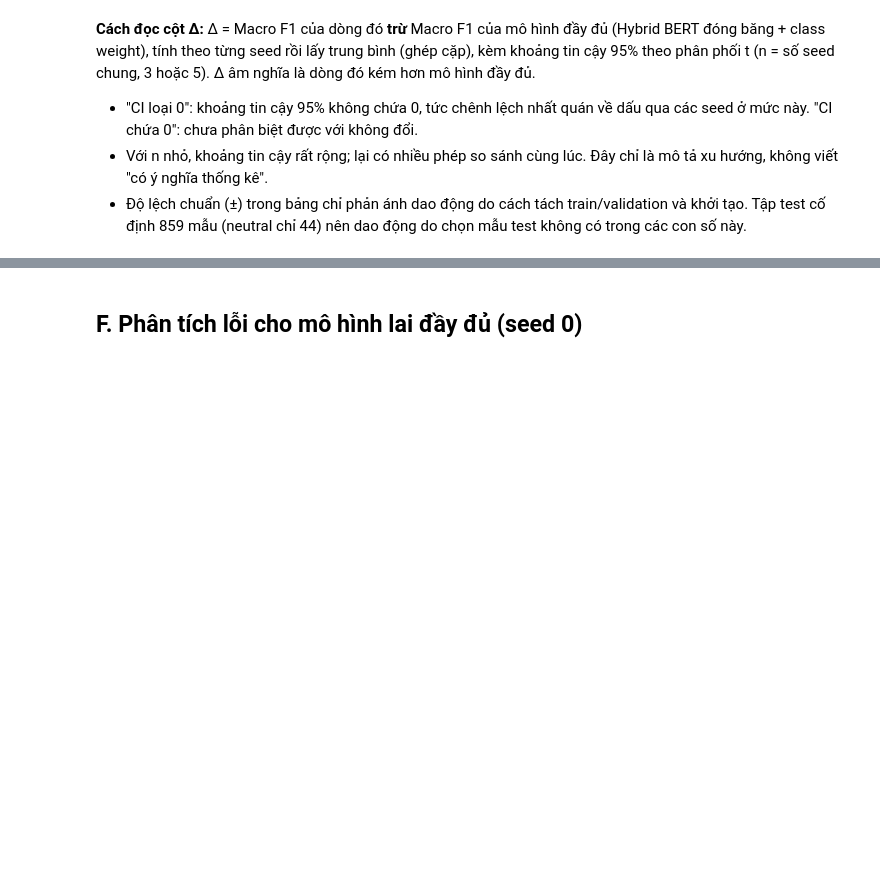
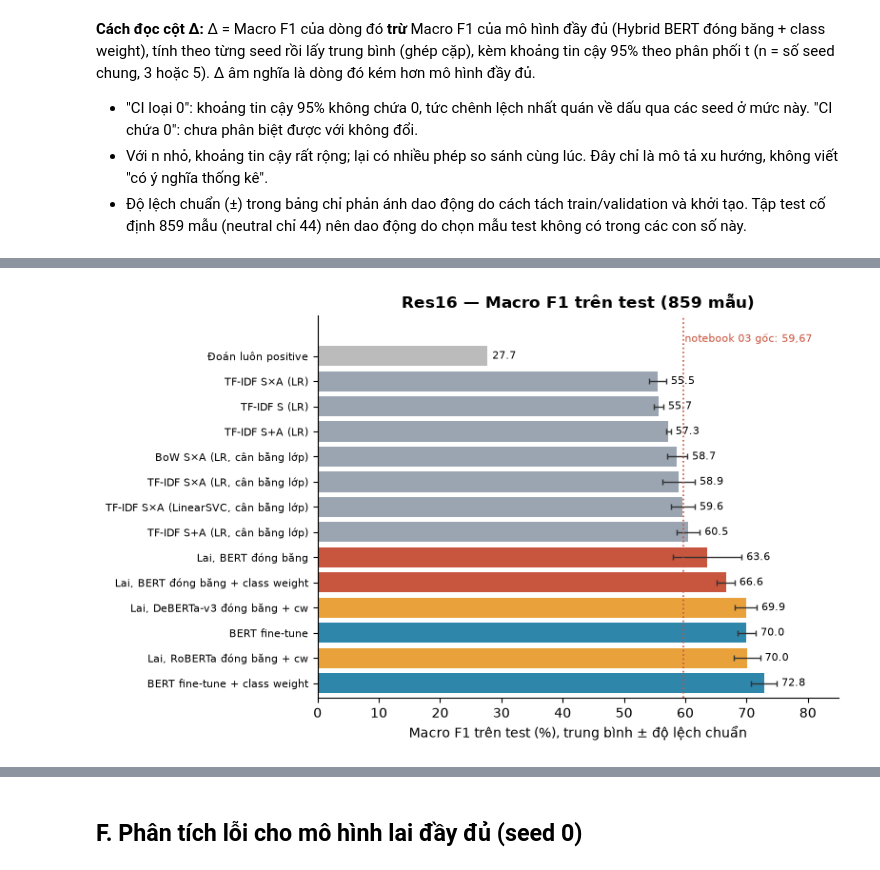
Before and after one commit to TranHoangDatSC/Data-Analysis-Laboratory, a Jupyter notebook: Natural-Language-Processing/Final-Project/notebooks/05_deep_models_res16.ipynb, the cells around one changed output, grey strips where cells are left out. Cells and saved outputs as stored; diff of their text form; code cells hidden in the pictures; blank space fills up the shorter version.

```diff
--- a/Natural-Language-Processing/Final-Project/notebooks/05_deep_models_res16.ipynb
+++ b/Natural-Language-Processing/Final-Project/notebooks/05_deep_models_res16.ipynb
@@ -281,0 +285,27 @@ if SMOKE: print('⚠️ SMOKE: các số trên vô nghĩa (backbone ngẫu nhiê
+# %%
+# ── Cell E.1: Macro F1 trên test, mọi mô hình ─────────────────────────────────────────────────
+NEG, NEU, POS = '#C8553D', '#8D99AE', '#2E86AB'
+def mf(name): return np.array([r['macro_f1'] for r in RESULTS[name]]) * 100
+# (nhãn, trung bình, độ lệch chuẩn, màu) — baseline: bảng kết quả notebook 04, 5 seed
+bars = [('Đoán luôn positive', 27.71, 0, '#bbbbbb'),
+        ('TF-IDF S (LR)', 55.67, .73, '#9aa5b1'), ('TF-IDF S×A (LR)', 55.51, 1.36, '#9aa5b1'), ('TF-IDF S+A (LR)', 57.27, .35, '#9aa5b1'),
+        ('BoW S×A (LR, cân bằng lớp)', 58.67, 1.64, '#9aa5b1'), ('TF-IDF S×A (LR, cân bằng lớp)', 58.89, 2.65, '#9aa5b1'),
+        ('TF-IDF S×A (LinearSVC, cân bằng lớp)', 59.60, 1.93, '#9aa5b1'), ('TF-IDF S+A (LR, cân bằng lớp)', 60.51, 1.84, '#9aa5b1')]
+deep = [('Lai, BERT đóng băng', 'Hybrid (BERT đóng băng)', NEG), ('Lai, BERT đóng băng + class weight', FULL, NEG),
+        ('Lai, DeBERTa-v3 đóng băng + cw', 'Backbone: deberta-v3-base', '#E9A23B'), ('Lai, RoBERTa đóng băng + cw', 'Backbone: roberta-base', '#E9A23B'),
+        ('BERT fine-tune', 'BERT fine-tune + [CLS]', POS), ('BERT fine-tune + class weight', 'BERT fine-tune + [CLS] (class weight)', POS)]
+bars += [(l, mf(k).mean(), mf(k).std(ddof=1), c) for l, k, c in deep if k in RESULTS]
+bars.sort(key=lambda b: b[1])
+fig, ax = plt.subplots(figsize=(8, 5))
+for i, (lab, m, s, c) in enumerate(bars):
+    ax.barh(i, m, xerr=s or None, color=c, capsize=2, ecolor='#333', error_kw=dict(lw=1))
+    ax.text(m + (s or 0) + .8, i, f'{m:.1f}', va='center', fontsize=8)
+ax.axvline(59.67, color=NEG, ls=':', lw=1.2); ax.text(59.9, -0.9, 'notebook 03 gốc: 59,67', fontsize=8, color=NEG, va='top')
+ax.set_yticks(range(len(bars))); ax.set_yticklabels([b[0] for b in bars], fontsize=8)
+ax.set_xlim(0, 85); ax.set_ylim(len(bars) - .4, -1.6)
+ax.set_xlabel('Macro F1 trên test (%), trung bình ± độ lệch chuẩn')
+ax.set_title('Res16 — Macro F1 trên test (859 mẫu)', fontweight='bold')
+ax.spines[['top', 'right']].set_visible(False)
+plt.tight_layout(); plt.show()
+# %% [output]
+[figure, added]
```
Also changed, not shown: parts of 9 cells of this notebook.
